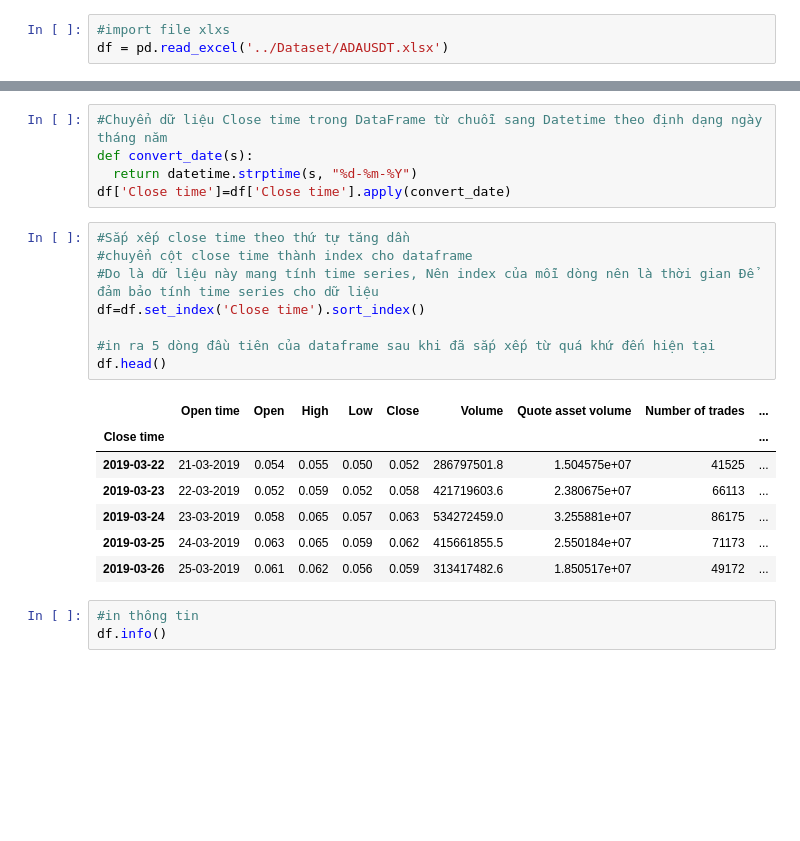
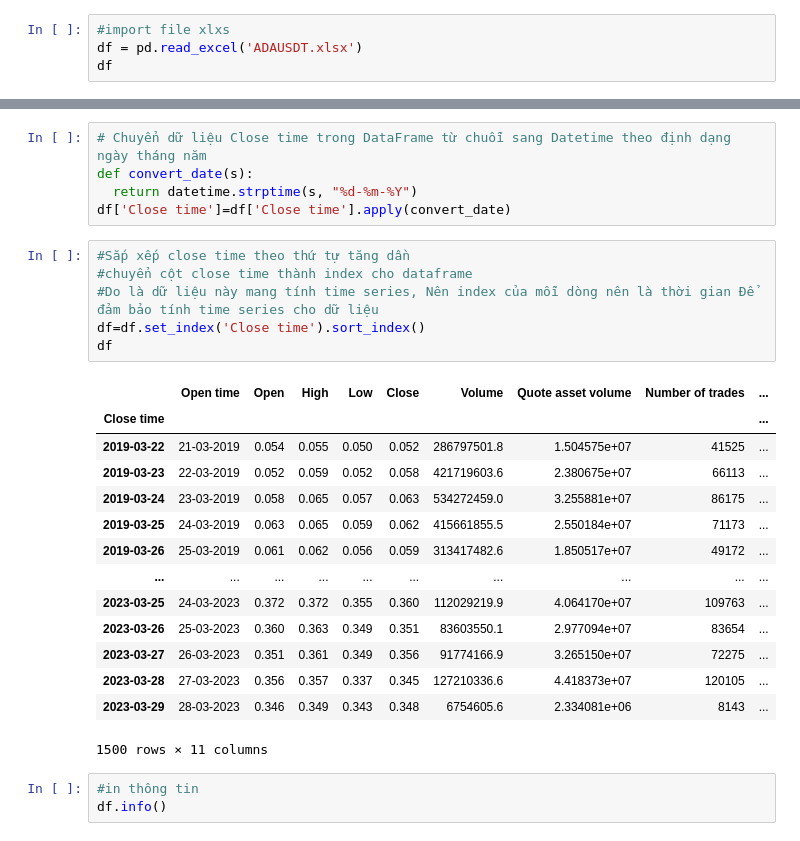
Before and after one commit to hoapham2k2/IS403.N21.HTTT_Nhom6, a Jupyter notebook: SVR.ipynb, the cells around one changed output, grey strips where cells are left out. Drawn from its saved outputs; the diff is of its cells as text; blank space fills up the shorter version.

```diff
--- a/SVR.ipynb
+++ b/SVR.ipynb
@@ -11,3 +10,4 @@ import pandas as pd
 # %%
 #import file xlxs
-df = pd.read_excel('../Dataset/ADAUSDT.xlsx')
+df = pd.read_excel('ADAUSDT.xlsx')
+df
@@ -14,24 +28,29 @@ df = pd.read_excel('../Dataset/ADAUSDT.xlsx')
 # %%
-#Chuyển dữ liệu Close time trong DataFrame từ chuỗi sang Datetime theo định dạng ngày tháng năm
+# Chuyển dữ liệu Close time trong DataFrame từ chuỗi sang Datetime theo định dạng ngày tháng năm
 def convert_date(s):
   return datetime.strptime(s, "%d-%m-%Y")
 df['Close time']=df['Close time'].apply(convert_date)
 # %%
 #Sắp xếp close time theo thứ tự tăng dần
 #chuyển cột close time thành index cho dataframe
 #Do là dữ liệu này mang tính time series, Nên index của mỗi dòng nên là thời gian Để đảm bảo tính time series cho dữ liệu
 df=df.set_index('Close time').sort_index()
-
-#in ra 5 dòng đầu tiên của dataframe sau khi đã sắp xếp từ quá khứ đến hiện tại
-df.head()
+df
 # %% [output]
 |  | Open time | Open | High | Low | Close | Volume | Quote asset volume | Number of trades | ... |
 | Close time |  |  |  |  |  |  |  |  | ... |
 | 2019-03-22 | 21-03-2019 | 0.054 | 0.055 | 0.050 | 0.052 | 286797501.8 | 1.504575e+07 | 41525 | ... |
 | 2019-03-23 | 22-03-2019 | 0.052 | 0.059 | 0.052 | 0.058 | 421719603.6 | 2.380675e+07 | 66113 | ... |
 | 2019-03-24 | 23-03-2019 | 0.058 | 0.065 | 0.057 | 0.063 | 534272459.0 | 3.255881e+07 | 86175 | ... |
 | 2019-03-25 | 24-03-2019 | 0.063 | 0.065 | 0.059 | 0.062 | 415661855.5 | 2.550184e+07 | 71173 | ... |
 | 2019-03-26 | 25-03-2019 | 0.061 | 0.062 | 0.056 | 0.059 | 313417482.6 | 1.850517e+07 | 49172 | ... |
+| ... | ... | ... | ... | ... | ... | ... | ... | ... | ... |
+| 2023-03-25 | 24-03-2023 | 0.372 | 0.372 | 0.355 | 0.360 | 112029219.9 | 4.064170e+07 | 109763 | ... |
+| 2023-03-26 | 25-03-2023 | 0.360 | 0.363 | 0.349 | 0.351 | 83603550.1 | 2.977094e+07 | 83654 | ... |
+| 2023-03-27 | 26-03-2023 | 0.351 | 0.361 | 0.349 | 0.356 | 91774166.9 | 3.265150e+07 | 72275 | ... |
+| 2023-03-28 | 27-03-2023 | 0.356 | 0.357 | 0.337 | 0.345 | 127210336.6 | 4.418373e+07 | 120105 | ... |
+| 2023-03-29 | 28-03-2023 | 0.346 | 0.349 | 0.343 | 0.348 | 6754605.6 | 2.334081e+06 | 8143 | ... |
+1500 rows × 11 columns
 # %%
 #in thông tin
 df.info()
```
Also changed, not shown: parts of 22 cells of this notebook.
